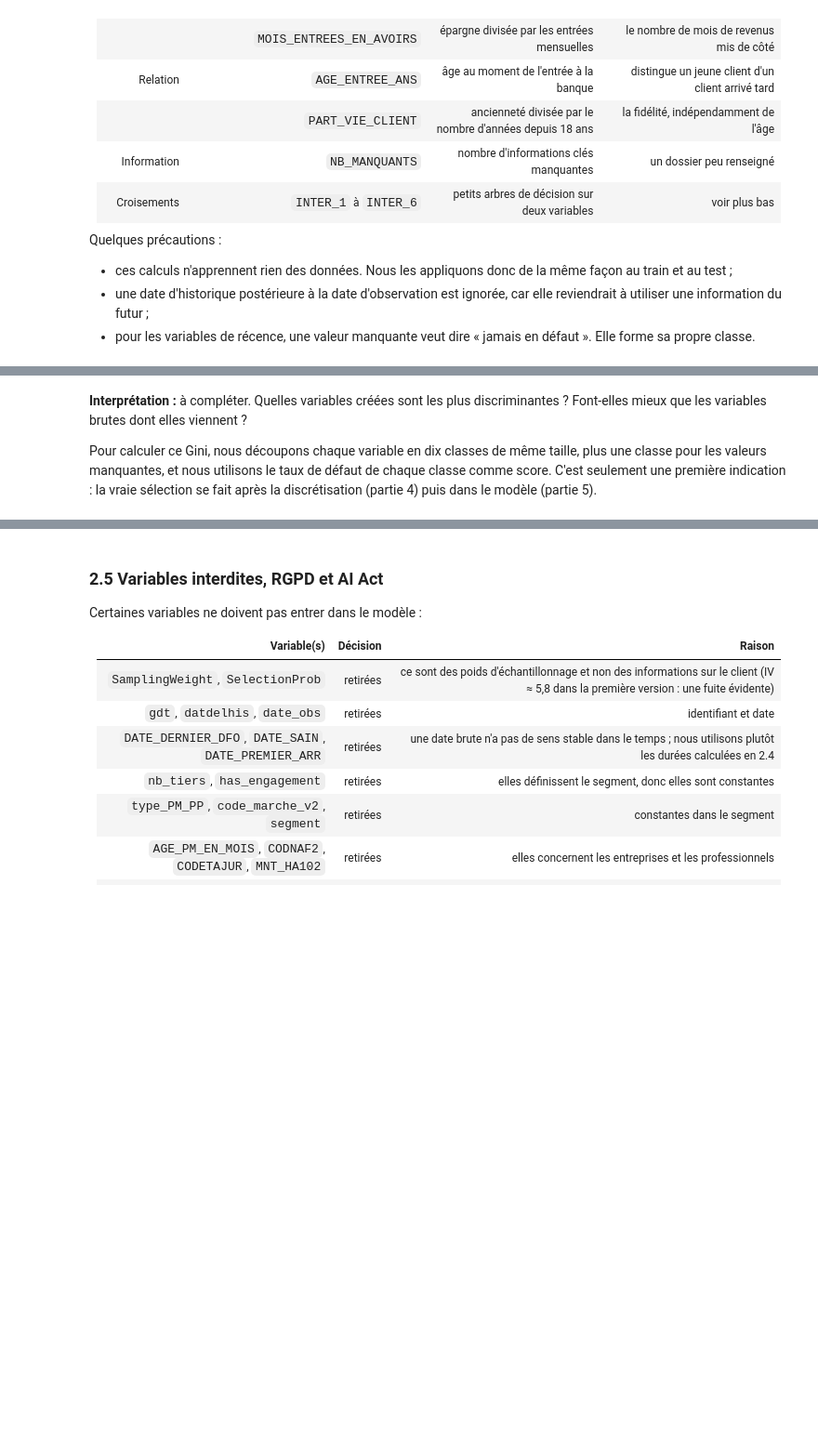
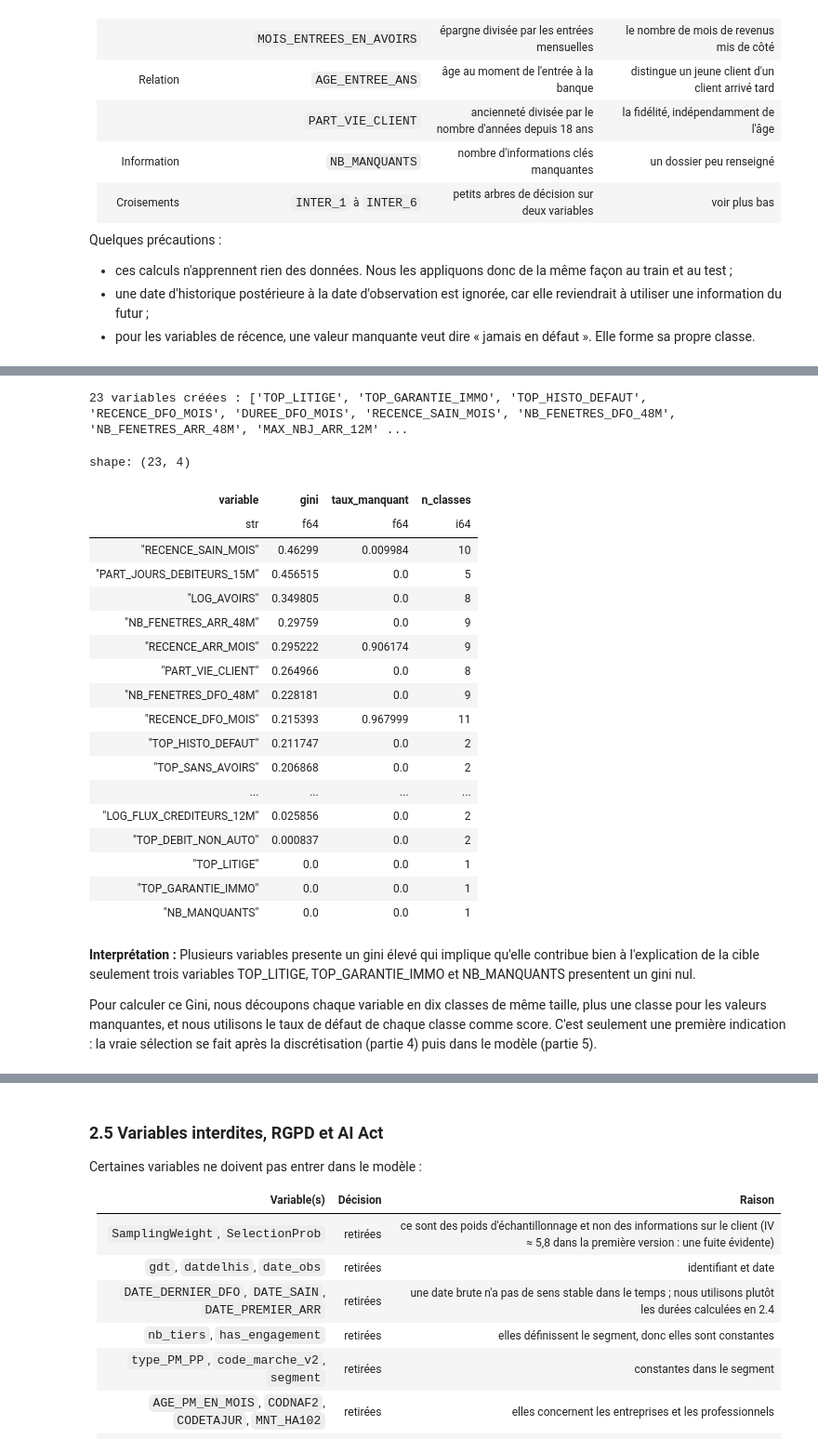
Before and after one commit to fulfam97/Projet-scoring, a Jupyter notebook: Analyse_Mono_Sans_Engagement_decoupe.ipynb, the cells around one changed output, grey strips where cells are left out. Shown at 93% size. Drawn from its saved outputs; the diff is of its cells as text; code cells hidden in the pictures; blank space fills up the shorter version.

```diff
--- a/Analyse_Mono_Sans_Engagement_decoupe.ipynb
+++ b/Analyse_Mono_Sans_Engagement_decoupe.ipynb
@@ -384,6 +420,6 @@ if clients_communs:
 if train.height + test.height != base.height:
     raise RuntimeError("Des lignes ont été perdues pendant le découpage.")
 # %%
-for nom, df in (("Apprentissage", fit), ("Validation", val), ("Train", train), ("Test", test)):
-    print(f"{nom:13s} | clients = {df[ID_COL].n_unique():>6} | lignes = {df.height:>6} "
+for nom, df in (("Train", train), ("Test", test)):
+    print(f"{nom:5s} | clients = {df[ID_COL].n_unique():>6} | lignes = {df.height:>6} "
           f"| défauts = {int(df[TARGET].sum()):>4} | taux = {df[TARGET].mean():.4%}")
@@ -529,16 +612,37 @@ colonnes_avant = set(train.columns)
 
 train = creer_variables(train)
 test = creer_variables(test)
-fit, val = sous_echantillons(train)
 
 NOUVELLES_FEATURES = [c for c in train.columns if c not in colonnes_avant]
 print(f"{len(NOUVELLES_FEATURES)} variables créées : {NOUVELLES_FEATURES}")
+# %% [output]
+23 variables créées : ['TOP_LITIGE', 'TOP_GARANTIE_IMMO', 'TOP_HISTO_DEFAUT', 'RECENCE_DFO_MOIS', 'DUREE_DFO_MOIS', 'RECENCE_SAIN_MOIS', 'NB_FENETRES_DFO_48M', 'NB_FENETRES_ARR_48M', 'MAX_NBJ_ARR_12M' ...
 # %%
-# Pouvoir discriminant de chaque variable créée (Gini calculé sur l'apprentissage)
-gini_nouvelles = fe.gini_univarie(fit, NOUVELLES_FEATURES, TARGET)
+# Pouvoir discriminant de chaque variable créée (Gini calculé sur le train)
+gini_nouvelles = fe.gini_univarie(train, NOUVELLES_FEATURES, TARGET)
 display(gini_nouvelles)
+# %% [output]
+shape: (23, 4)
+| variable | gini | taux_manquant | n_classes |
+| str | f64 | f64 | i64 |
+| "RECENCE_SAIN_MOIS" | 0.46299 | 0.009984 | 10 |
+| "PART_JOURS_DEBITEURS_15M" | 0.456515 | 0.0 | 5 |
+| "LOG_AVOIRS" | 0.349805 | 0.0 | 8 |
+| "NB_FENETRES_ARR_48M" | 0.29759 | 0.0 | 9 |
+| "RECENCE_ARR_MOIS" | 0.295222 | 0.906174 | 9 |
+| "PART_VIE_CLIENT" | 0.264966 | 0.0 | 8 |
+| "NB_FENETRES_DFO_48M" | 0.228181 | 0.0 | 9 |
+| "RECENCE_DFO_MOIS" | 0.215393 | 0.967999 | 11 |
+| "TOP_HISTO_DEFAUT" | 0.211747 | 0.0 | 2 |
+| "TOP_SANS_AVOIRS" | 0.206868 | 0.0 | 2 |
+| ... | ... | ... | ... |
+| "LOG_FLUX_CREDITEURS_12M" | 0.025856 | 0.0 | 2 |
+| "TOP_DEBIT_NON_AUTO" | 0.000837 | 0.0 | 2 |
+| "TOP_LITIGE" | 0.0 | 0.0 | 1 |
+| "TOP_GARANTIE_IMMO" | 0.0 | 0.0 | 1 |
+| "NB_MANQUANTS" | 0.0 | 0.0 | 1 |
 # %% [markdown]
-**Interprétation :** à compléter. Quelles variables créées sont les plus discriminantes ? Font-elles mieux que les variables brutes dont elles viennent ?
+**Interprétation :** Plusieurs variables presente un gini élevé qui implique qu'elle contribue bien à l'explication de la cible seulement trois variables TOP_LITIGE, TOP_GARANTIE_IMMO et NB_MANQUANTS presentent un gini nul.
 
 Pour calculer ce Gini, nous découpons chaque variable en dix classes de même taille, plus une classe pour les valeurs manquantes, et nous utilisons le taux de défaut de chaque classe comme score. C'est seulement une première indication : la vraie sélection se fait après la discrétisation (partie 4) puis dans le modèle (partie 5).
 # %% [markdown]
```
Also changed, not shown: parts of 97 cells of this notebook, 1 other file.
